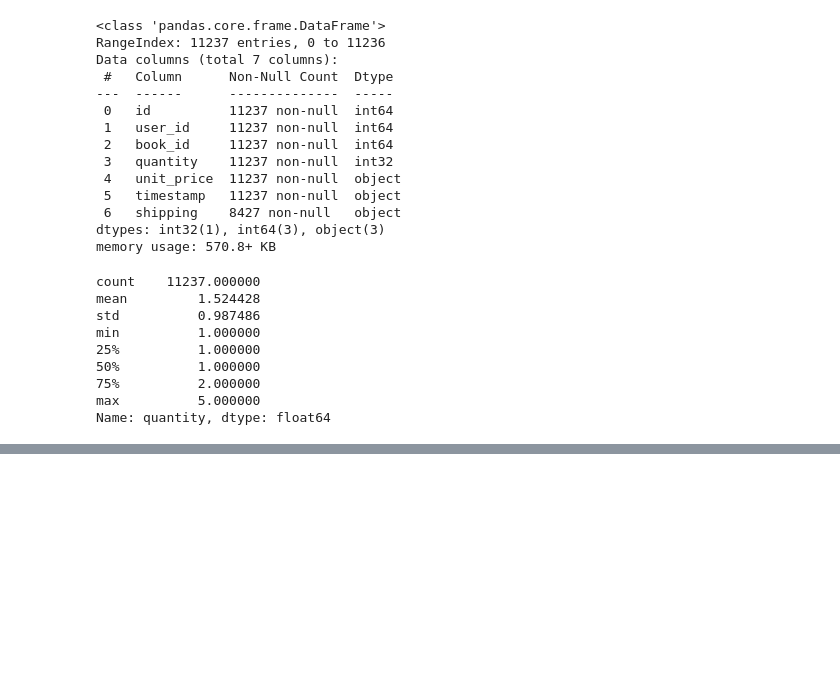
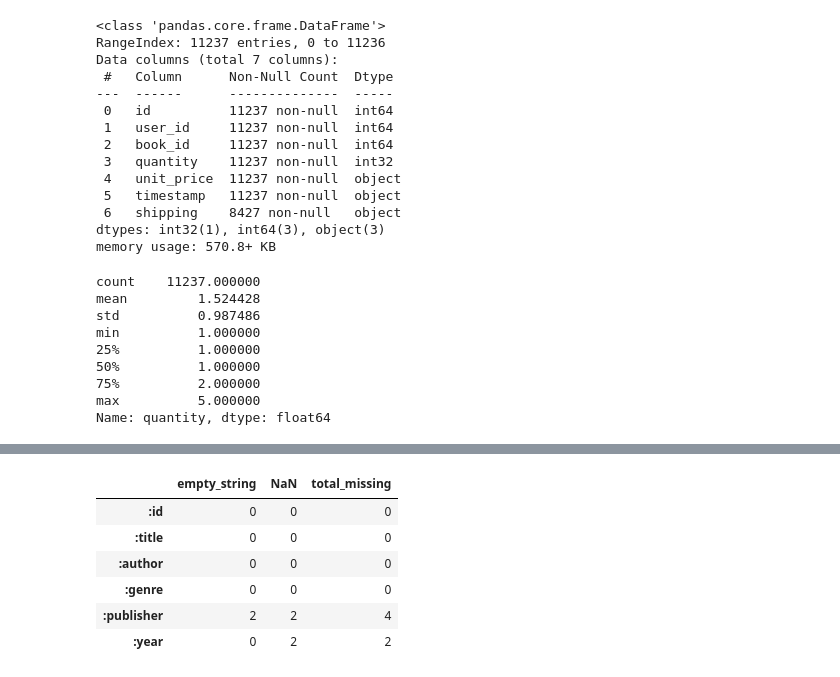
Before and after one commit to DiyorGaffarov/TASK-4_DATA, a Jupyter notebook: DATA1/notebooks/01_data_exploration.ipynb, the cells around one changed output, grey strips where cells are left out. Saved outputs shown, nothing was run; the diff lists cells and outputs as text; code cells hidden in the pictures; blank space fills up the shorter version.

Commit message:
data cleaning is done for DATA1 and cleaned data saved

```diff
--- a/DATA1/notebooks/01_data_exploration.ipynb
+++ b/DATA1/notebooks/01_data_exploration.ipynb
@@ -109,0 +142,14 @@ Name: quantity, dtype: float64
+# %%
+pd.DataFrame({
+    'empty_string': (books_df == '').sum(),
+    'NaN': books_df.isnull().sum(),
+    'total_missing': (books_df == '').sum() + books_df.isnull().sum()
+})
+# %% [output]
+|  | empty_string | NaN | total_missing |
+| :id | 0 | 0 | 0 |
+| :title | 0 | 0 | 0 |
+| :author | 0 | 0 | 0 |
+| :genre | 0 | 0 | 0 |
+| :publisher | 2 | 2 | 4 |
+| :year | 0 | 2 | 2 |
```
Also changed, not shown: parts of 12 cells of this notebook, 5 other files.
